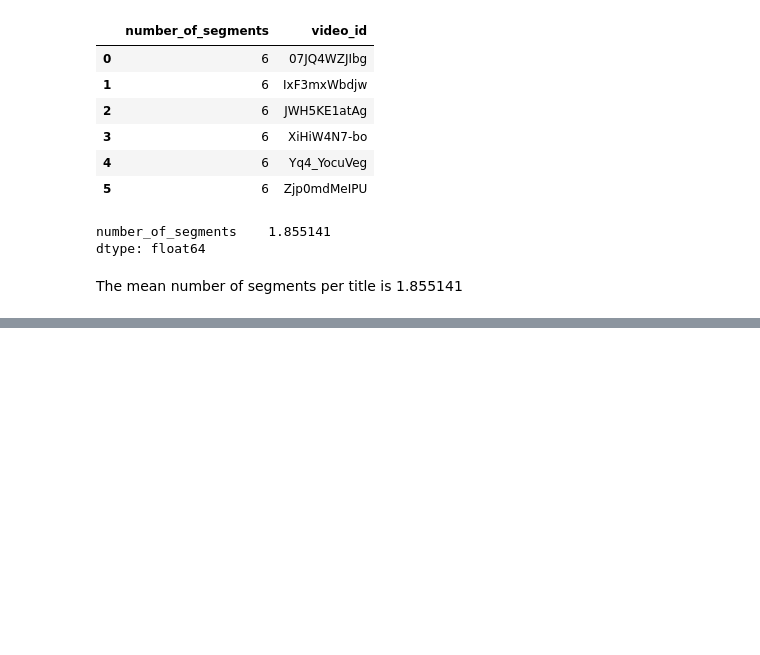
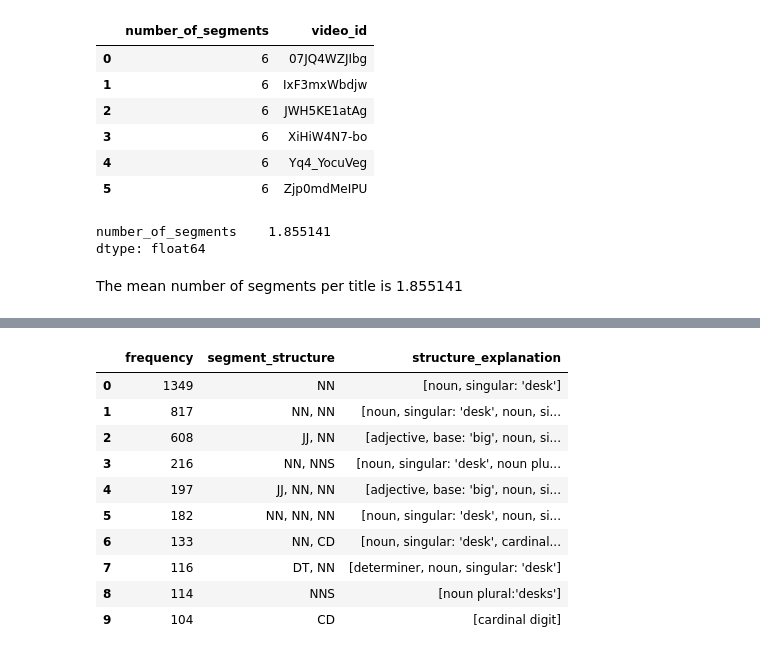
Before and after one commit to epiphannie/youtube_title_analysis, a Jupyter notebook: youtube_titles_experiment.ipynb, the cells around one changed output, grey strips where cells are left out. Drawn from its saved outputs; the diff is of its cells as text; code cells hidden in the pictures; blank space fills up the shorter version.

Commit message:
completion unpacking title structures

```diff
--- a/youtube_titles_experiment.ipynb
+++ b/youtube_titles_experiment.ipynb
@@ -592,19 +575,0 @@ structures_list = run_sql_fetchall('SELECT segment_structure FROM tblTopTen')
-# %%
-expanded_structures = []
-for item in structures_list:
-    item_list = item[0].split(", ")
-    expanded_structure = []
-    for pos in item_list:
-        expanded_structure.append(pos_dict[pos])
-    expanded_structures.append(expanded_structure)
-
-expanded_structures_sql = []
-for item in expanded_structures:
-    new_entry = ""
-    for element in item:
-        new_entry += element
-        new_entry += " | "
-    new_entry = new_entry [:-3]
-    new_list_entry = []
-    new_list_entry.append(new_entry)
-    expanded_structures_sql.append(new_list_entry)
@@ -704,0 +603,32 @@ print( """
+# %%
+def translate_structure(item):
+    item_list = item[1].split(", ")
+    expanded_structure = []
+    for pos in item_list:
+        expanded_structure.append(pos_dict[pos])
+    return expanded_structure
+
+top_10_list = []
+
+for item in top_10:
+    entry = {}
+    entry['frequency'] = item[0]
+    entry['segment_structure'] = item[1]
+    entry['structure_explanation'] = translate_structure(item)
+    top_10_list.append(entry)
+
+df = pd.DataFrame(top_10_list)
+
+df
+# %% [output]
+|  | frequency | segment_structure | structure_explanation |
+| 0 | 1349 | NN | [noun, singular: 'desk'] |
+| 1 | 817 | NN, NN | [noun, singular: 'desk', noun, si... |
+| 2 | 608 | JJ, NN | [adjective, base: 'big', noun, si... |
+| 3 | 216 | NN, NNS | [noun, singular: 'desk', noun plu... |
+| 4 | 197 | JJ, NN, NN | [adjective, base: 'big', noun, si... |
+| 5 | 182 | NN, NN, NN | [noun, singular: 'desk', noun, si... |
+| 6 | 133 | NN, CD | [noun, singular: 'desk', cardinal... |
+| 7 | 116 | DT, NN | [determiner, noun, singular: 'desk'] |
+| 8 | 114 | NNS | [noun plural:'desks'] |
+| 9 | 104 | CD | [cardinal digit] |
```
Also changed, not shown: parts of 12 cells of this notebook.
